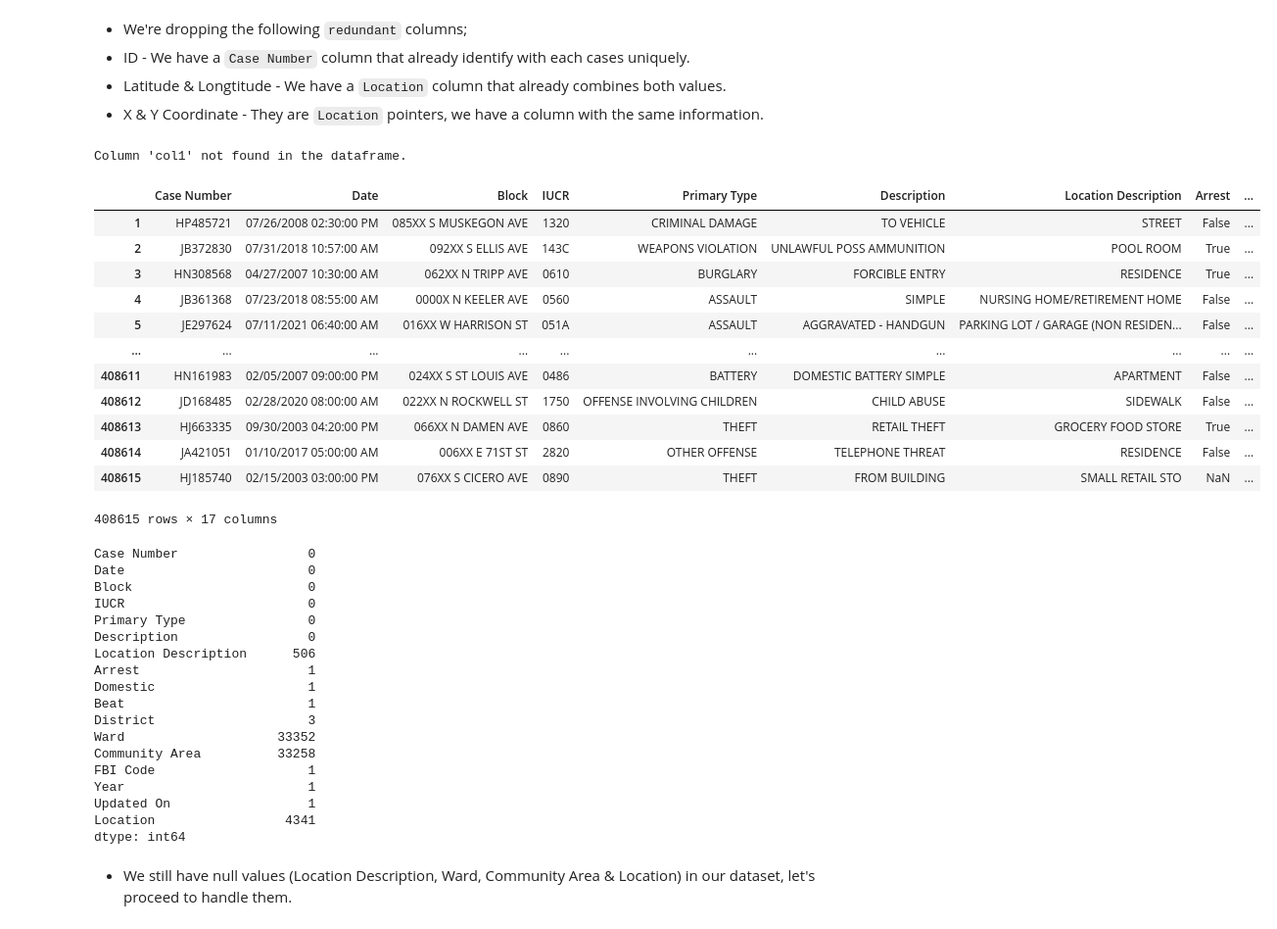
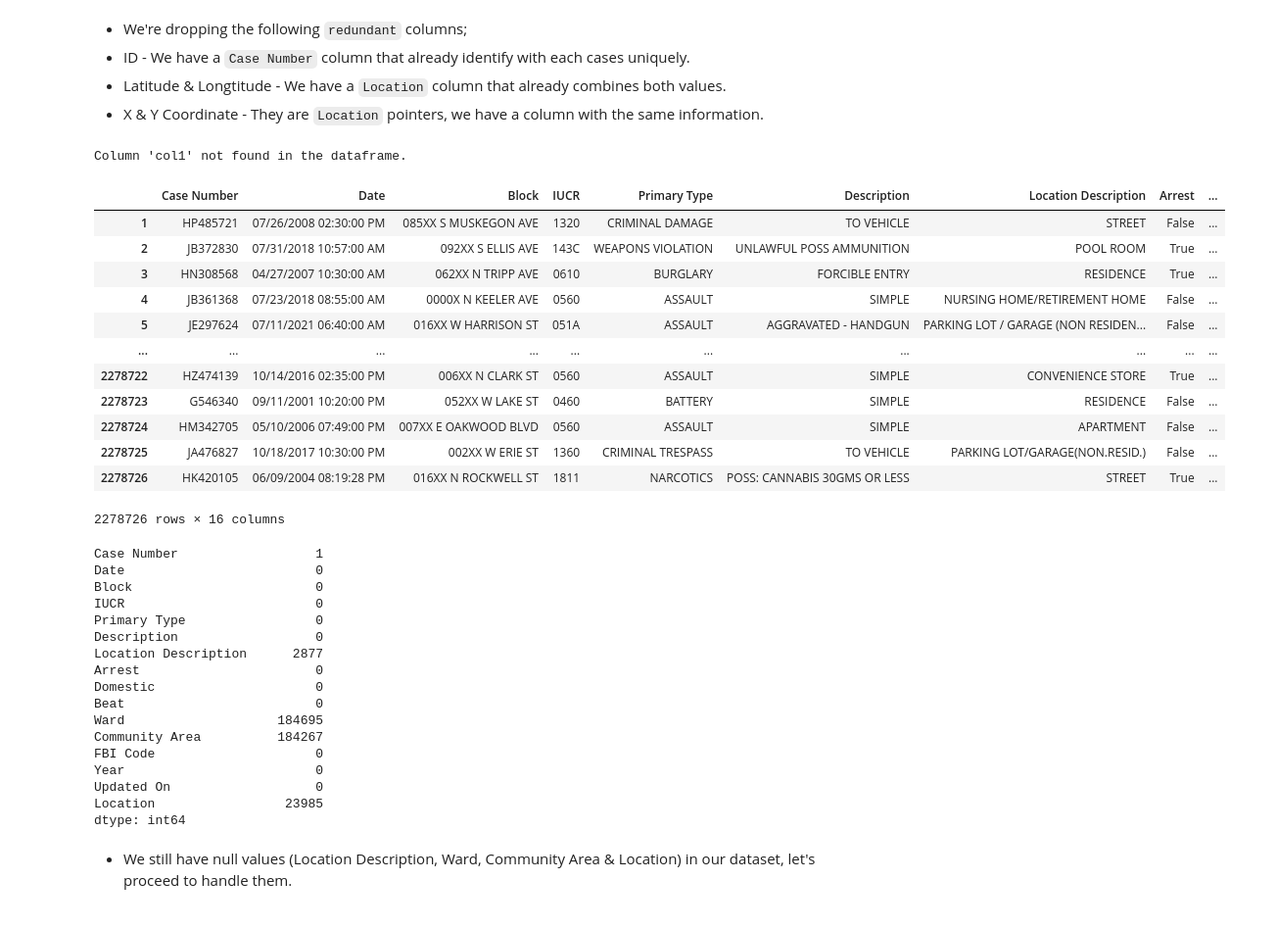
Before and after one commit to lordzwealth/chicago-EDA-circle-03-project, a Jupyter notebook: ChicagoEDA_Circle3_Project.ipynb, the cells around one changed output. Shown at 98% size. Saved outputs shown, nothing was run; the diff lists cells and outputs as text; code cells hidden in the pictures.

Commit message:
Data wrangling and visualization by Aliu Tesleem

```diff
--- a/ChicagoEDA_Circle3_Project.ipynb
+++ b/ChicagoEDA_Circle3_Project.ipynb
@@ -9,16 +10,24 @@ import numpy as np
 import matplotlib.pyplot as plt
 
 %matplotlib inline
+# %%
+# Saving the file path of the data in a variable 'location'
+location = r'C:\Users\Alu\Documents\Altschool Africa\Data'
+
+# Saving the name of the file in a variable 'filename'
+filename = '\crime_data_chicago.csv'
+
+# Creating the full file directory
+file = location + filename
 # %%
 # Loading up our dataset
-file = "/content/crime_data_chicago.csv"
-df = pd.read_csv(file , low_memory=False).drop('Unnamed: 0',axis=1)
+chicago_crime_df = pd.read_csv(file, low_memory=False).drop('Unnamed: 0',axis=1)
 
 import warnings
 warnings.filterwarnings('ignore')
 
 #start indexing from 1
-df.index = df.index + 1
+chicago_crime_df.index = chicago_crime_df.index + 1
 # %% [markdown]
 # ii. Analysing Data - Basic Data Inspection
 # %%
@@ -114,42 +143,41 @@ def drop_columns(df, columns):
 * Latitude & Longtitude - We have a `Location` column that already combines both values.
 * X & Y Coordinate - They are `Location` pointers, we have a column with the same information.
 # %%
-drop_columns(df, ['ID', 'X Coordinate', 'Y Coordinate','Latitude', 'Longitude', 'col1'])
+drop_columns(chicago_crime_df, ['ID', 'X Coordinate', 'Y Coordinate','Latitude', 'Longitude', 'col1', 'District'])
 # %% [output]
 Column 'col1' not found in the dataframe.
 |  | Case Number | Date | Block | IUCR | Primary Type | Description | Location Description | Arrest | ... |
 | 1 | HP485721 | 07/26/2008 02:30:00 PM | 085XX S MUSKEGON AVE | 1320 | CRIMINAL DAMAGE | TO VEHICLE | STREET | False | ... |
 | 2 | JB372830 | 07/31/2018 10:57:00 AM | 092XX S ELLIS AVE | 143C | WEAPONS VIOLATION | UNLAWFUL POSS AMMUNITION | POOL ROOM | True | ... |
 | 3 | HN308568 | 04/27/2007 10:30:00 AM | 062XX N TRIPP AVE | 0610 | BURGLARY | FORCIBLE ENTRY | RESIDENCE | True | ... |
 | 4 | JB361368 | 07/23/2018 08:55:00 AM | 0000X N KEELER AVE | 0560 | ASSAULT | SIMPLE | NURSING HOME/RETIREMENT HOME | False | ... |
 | 5 | JE297624 | 07/11/2021 06:40:00 AM | 016XX W HARRISON ST | 051A | ASSAULT | AGGRAVATED - HANDGUN | PARKING LOT / GARAGE (NON RESIDEN... | False | ... |
 | ... | ... | ... | ... | ... | ... | ... | ... | ... | ... |
-| 408611 | HN161983 | 02/05/2007 09:00:00 PM | 024XX S ST LOUIS AVE | 0486 | BATTERY | DOMESTIC BATTERY SIMPLE | APARTMENT | False | ... |
-| 408612 | JD168485 | 02/28/2020 08:00:00 AM | 022XX N ROCKWELL ST | 1750 | OFFENSE INVOLVING CHILDREN | CHILD ABUSE | SIDEWALK | False | ... |
-| 408613 | HJ663335 | 09/30/2003 04:20:00 PM | 066XX N DAMEN AVE | 0860 | THEFT | RETAIL THEFT | GROCERY FOOD STORE | True | ... |
-| 408614 | JA421051 | 01/10/2017 05:00:00 AM | 006XX E 71ST ST | 2820 | OTHER OFFENSE | TELEPHONE THREAT | RESIDENCE | False | ... |
-| 408615 | HJ185740 | 02/15/2003 03:00:00 PM | 076XX S CICERO AVE | 0890 | THEFT | FROM BUILDING | SMALL RETAIL STO | NaN | ... |
+| 2278722 | HZ474139 | 10/14/2016 02:35:00 PM | 006XX N CLARK ST | 0560 | ASSAULT | SIMPLE | CONVENIENCE STORE | True | ... |
+| 2278723 | G546340 | 09/11/2001 10:20:00 PM | 052XX W LAKE ST | 0460 | BATTERY | SIMPLE | RESIDENCE | False | ... |
+| 2278724 | HM342705 | 05/10/2006 07:49:00 PM | 007XX E OAKWOOD BLVD | 0560 | ASSAULT | SIMPLE | APARTMENT | False | ... |
+| 2278725 | JA476827 | 10/18/2017 10:30:00 PM | 002XX W ERIE ST | 1360 | CRIMINAL TRESPASS | TO VEHICLE | PARKING LOT/GARAGE(NON.RESID.) | False | ... |
+| 2278726 | HK420105 | 06/09/2004 08:19:28 PM | 016XX N ROCKWELL ST | 1811 | NARCOTICS | POSS: CANNABIS 30GMS OR LESS | STREET | True | ... |
-408615 rows × 17 columns
+2278726 rows × 16 columns
 # %%
-df.isna().sum()
+chicago_crime_df.isna().sum()
 # %% [output]
-Case Number                 0
-Date                        0
-Block                       0
-IUCR                        0
-Primary Type                0
-Description                 0
-Location Description      506
-Arrest                      1
-Domestic                    1
-Beat                        1
-District                    3
-Ward                    33352
-Community Area          33258
-FBI Code                    1
-Year                        1
-Updated On                  1
-Location                 4341
+Case Number                  1
+Date                         0
+Block                        0
+IUCR                         0
+Primary Type                 0
+Description                  0
+Location Description      2877
+Arrest                       0
+Domestic                     0
+Beat                         0
+Ward                    184695
+Community Area          184267
+FBI Code                     0
+Year                         0
+Updated On                   0
+Location                 23985
 dtype: int64
 # %% [markdown]
 * We still have null values (Location Description, Ward, Community Area & Location) in our dataset, let's proceed to handle them.
```
Also changed, not shown: parts of 46 cells of this notebook.
